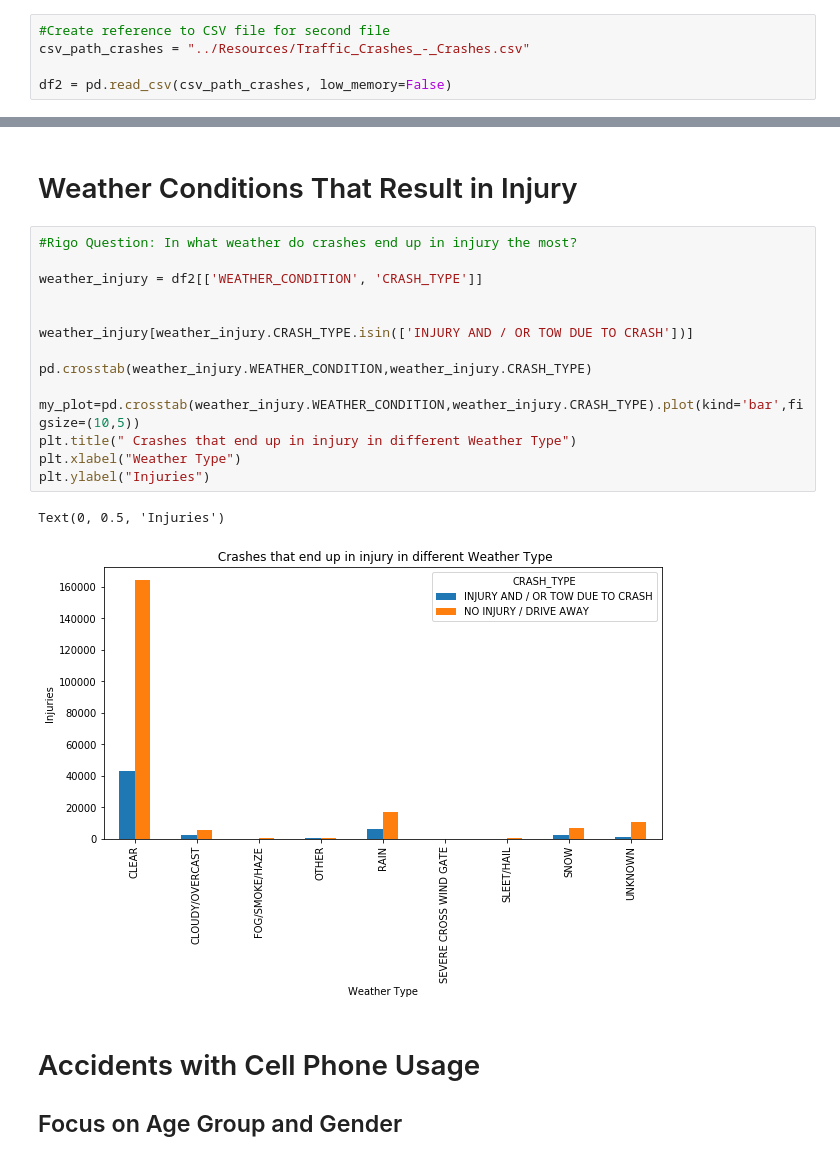
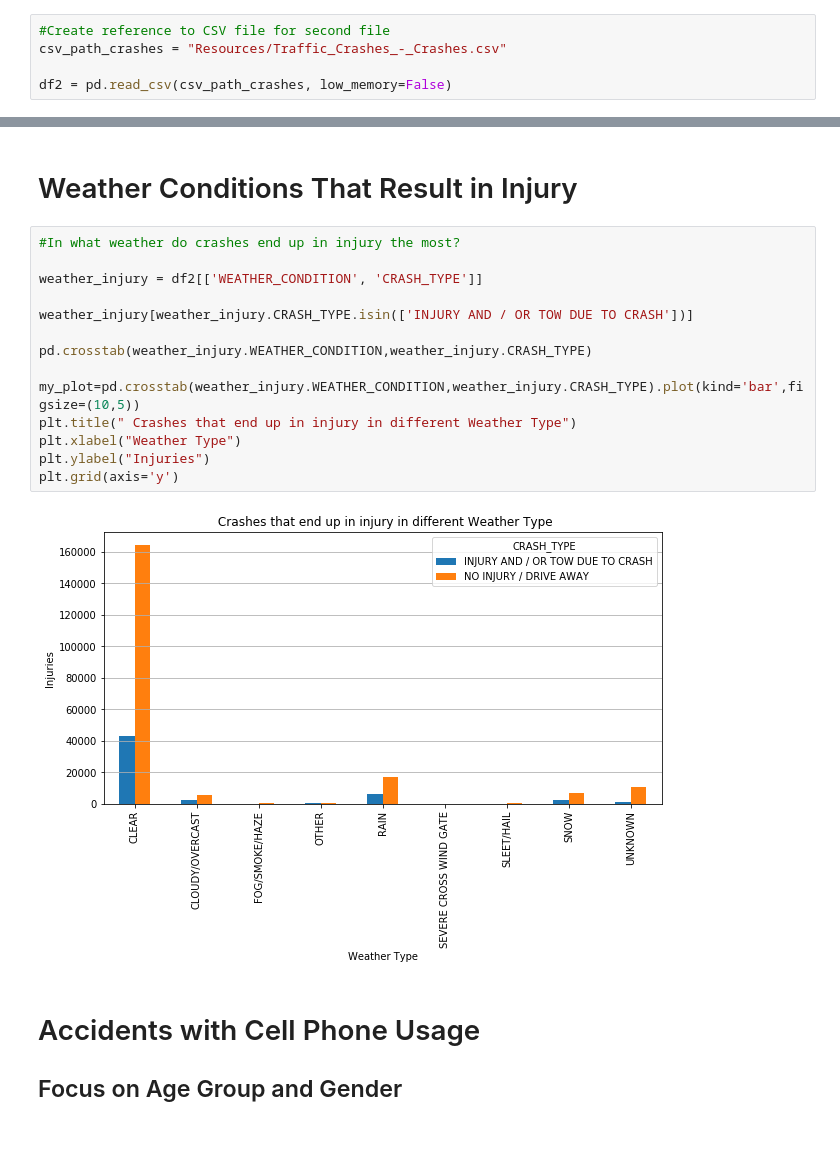
Before and after one commit to miladdavoodi9/Chicago_Traffic_Analysis, a Jupyter notebook: Master.ipynb, the cells around one changed output, grey strips where cells are left out. Cells and saved outputs as stored; diff of their text form.

```diff
--- a/Master.ipynb
+++ b/Master.ipynb
@@ -27,7 +27,7 @@ csv_path_people = "../Resources/Traffic_Crashes_-_People.csv"
 df1 = pd.read_csv(csv_path_people, low_memory=False)
 # %%
 #Create reference to CSV file for second file
-csv_path_crashes = "../Resources/Traffic_Crashes_-_Crashes.csv"
+csv_path_crashes = "Resources/Traffic_Crashes_-_Crashes.csv"
 
 df2 = pd.read_csv(csv_path_crashes, low_memory=False)
 # %%
@@ -165,22 +174,21 @@ plt.show()
 # %% [markdown]
 # Weather Conditions That Result in Injury
 # %%
-#Rigo Question: In what weather do crashes end up in injury the most?
+#In what weather do crashes end up in injury the most?
 
 weather_injury = df2[['WEATHER_CONDITION', 'CRASH_TYPE']]
-
 
 weather_injury[weather_injury.CRASH_TYPE.isin(['INJURY AND / OR TOW DUE TO CRASH'])]
 
 pd.crosstab(weather_injury.WEATHER_CONDITION,weather_injury.CRASH_TYPE)
 
 my_plot=pd.crosstab(weather_injury.WEATHER_CONDITION,weather_injury.CRASH_TYPE).plot(kind='bar',figsize=(10,5))
 plt.title(" Crashes that end up in injury in different Weather Type")
 plt.xlabel("Weather Type")
 plt.ylabel("Injuries")
+plt.grid(axis='y')
 # %% [output]
-Text(0, 0.5, 'Injuries')
-[figure, old version]
+[figure, new version]
 # %% [markdown]
 # Accidents with Cell Phone Usage
 ## Focus on Age Group and Gender
```
Also changed, not shown: parts of 12 cells of this notebook.
